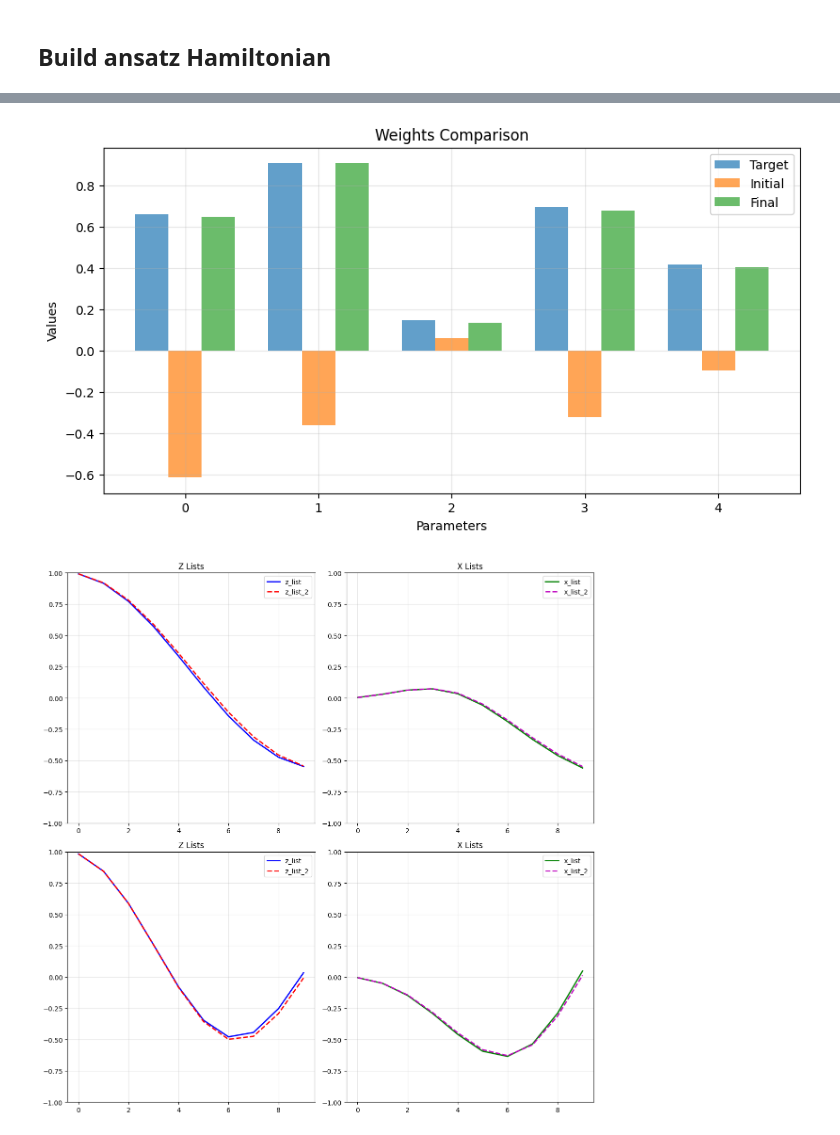
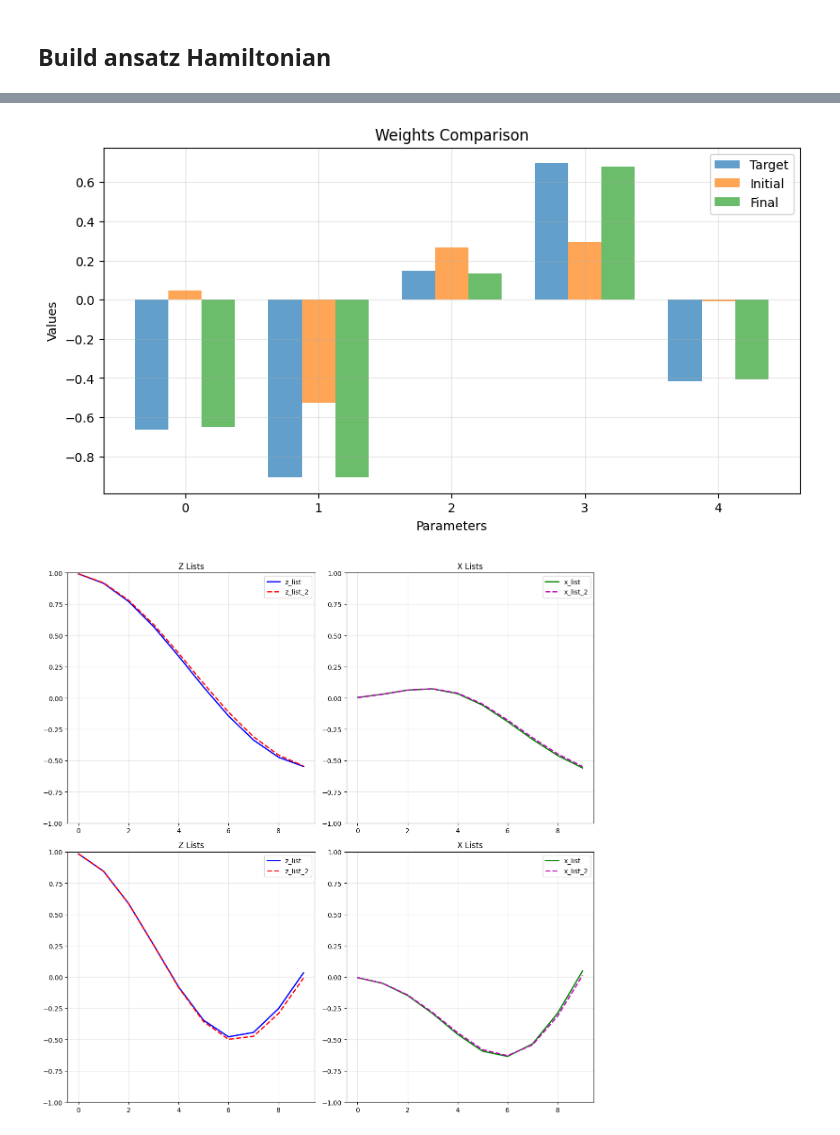
Before and after one commit to OsQarM/retech_2025, a Jupyter notebook: notebooks/original_H_learning.ipynb, the cells around one changed output, grey strips where cells are left out. Drawn from its saved outputs; the diff is of its cells as text; code cells hidden in the pictures.

```diff
--- a/notebooks/original_H_learning.ipynb
+++ b/notebooks/original_H_learning.ipynb
@@ -172,30 +171,13 @@ Optimization finished, success: False , loss function: 2.211213648990622
 best parameters: [-0.64862969 -0.9079151   0.13595848  0.67968755 -0.4049587 ]
 [-0.66275718, -0.90763743, 0.14737293, 0.6965676, -0.41580799]
 # %%
-# Quick plot if you just want to see the comparison
-def quick_plot_weights(target, initial, final):
-    """Quick bar plot for weight comparison"""
-    x = np.arange(len(target))
-    width = 0.25
+final_parameters = [-0.64862969, -0.9079151, 0.13595848, 0.67968755, -0.4049587]
+target_parameters = [-0.66275718, -0.90763743, 0.14737293, 0.6965676, -0.41580799]
+# Usage:
 
-    plt.figure(figsize=(10, 5))
-    plt.bar(x - width, target, width, label='Target', alpha=0.7)
-    plt.bar(x, initial, width, label='Initial', alpha=0.7)
-    plt.bar(x + width, final, width, label='Final', alpha=0.7)
-
-    plt.xlabel('Parameters')
-    plt.ylabel('Values')
-    plt.title('Weights Comparison')
-    plt.legend()
-    plt.grid(True, alpha=0.3)
-    plt.show()
-
-# Usage:
-abs_t = [abs(x) for x in true_weights]
-abs_f = [abs(x) for x in res.x]
-quick_plot_weights(abs_t, initial_weights, abs_f)
+plots.plot_weights(target_parameters, initial_weights, final_parameters)
 # %% [output]
-[figure, old version]
+[figure, new version]
 # %%
 H_final = hamiltonian.create_hamiltonian_from_weights(nqubits, res.x, backend='qutip')
 
```
Also changed, not shown: parts of 2 cells of this notebook, 3 other files.
